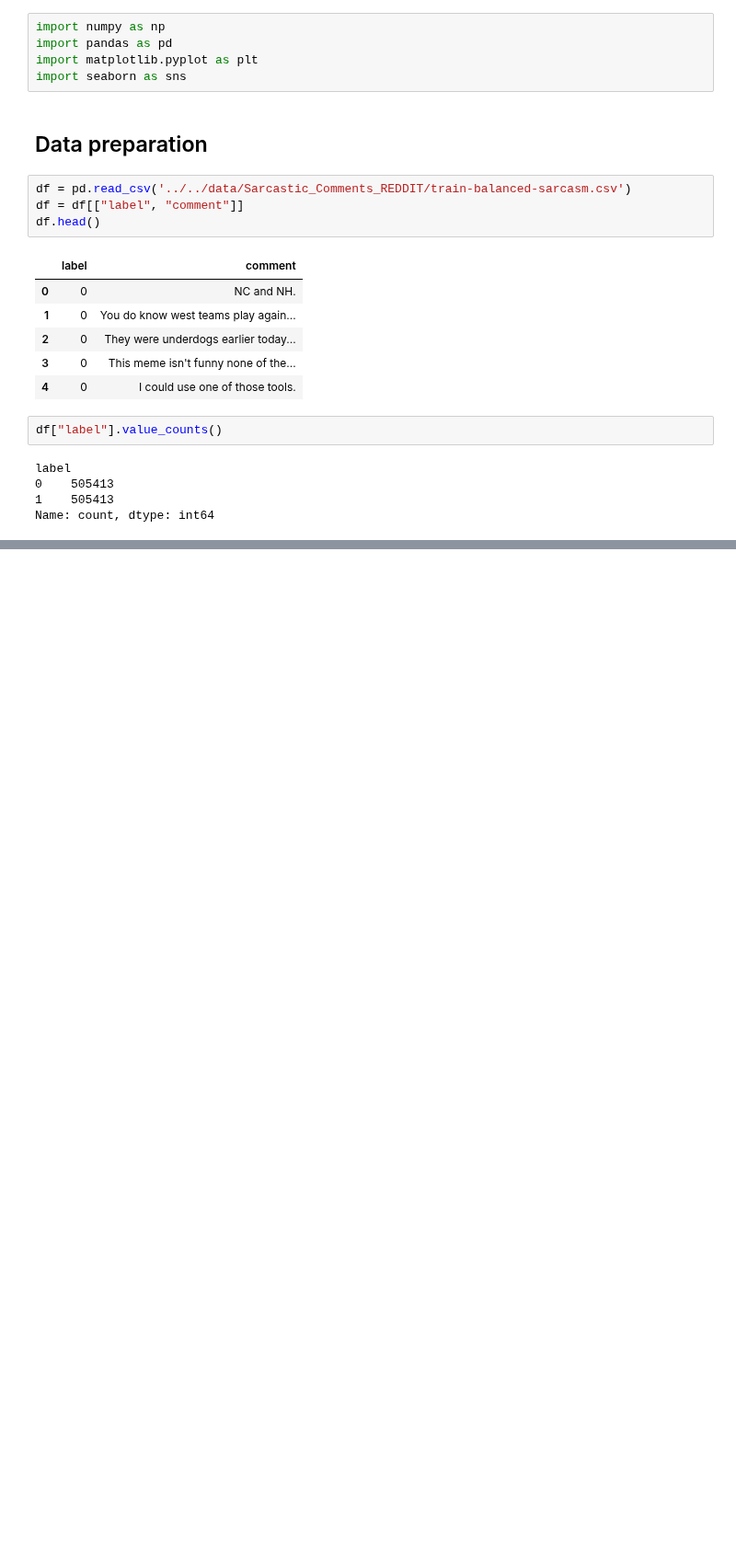
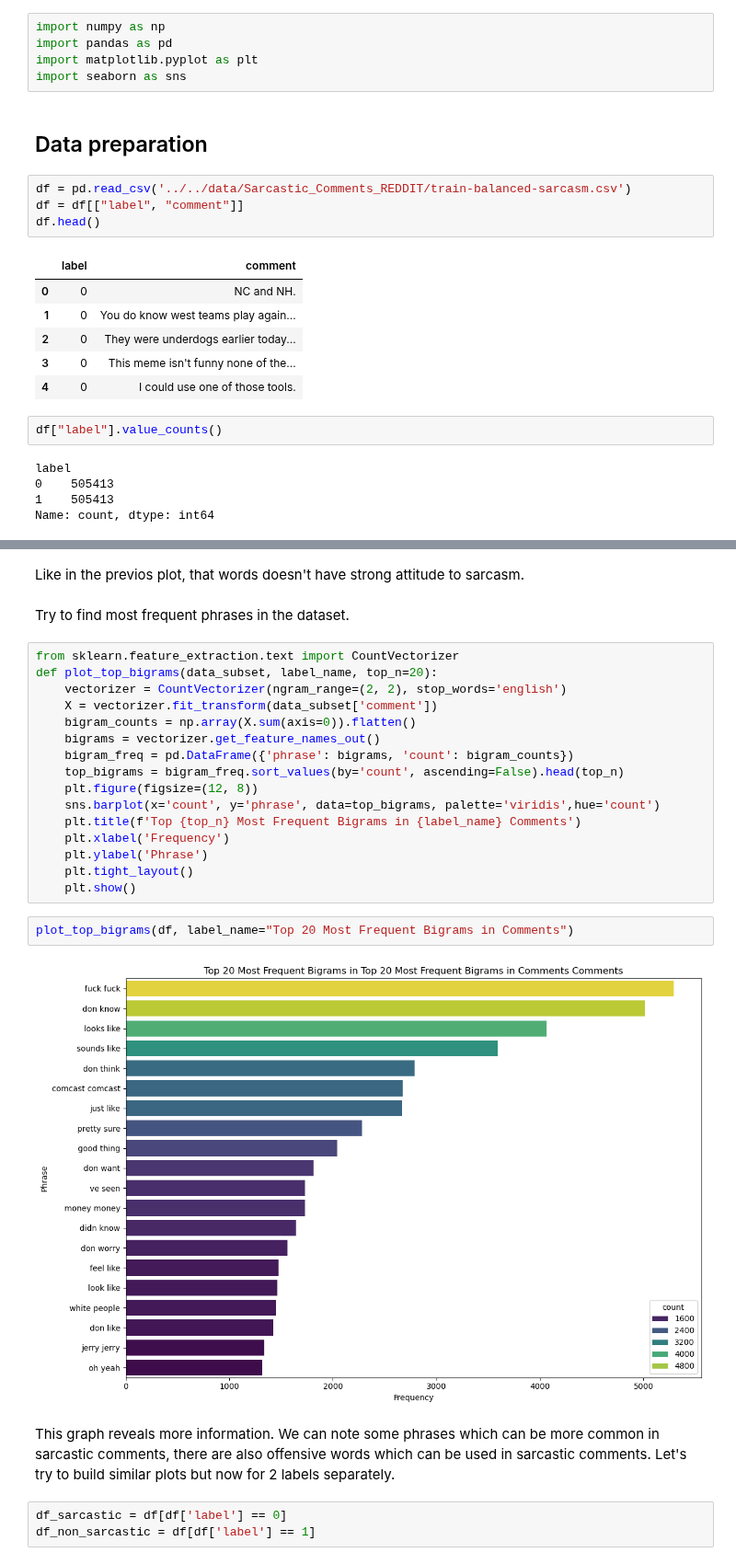
Before and after one commit to davydantoniuk/youtube-sentiment-analyser, a Jupyter notebook: models/model3/model3.ipynb, the cells around one changed output, grey strips where cells are left out. Shown at 92% size. Saved outputs shown, nothing was run; the diff lists cells and outputs as text; blank space fills up the shorter version.

```diff
--- a/models/model3/model3.ipynb
+++ b/models/model3/model3.ipynb
@@ -27,0 +90,29 @@ Name: count, dtype: int64
+# %% [markdown]
+Like in the previos plot, that words doesn't have strong attitude to sarcasm.
+# %% [markdown]
+Try to find most frequent phrases in the dataset.
+# %%
+from sklearn.feature_extraction.text import CountVectorizer
+def plot_top_bigrams(data_subset, label_name, top_n=20):
+    vectorizer = CountVectorizer(ngram_range=(2, 2), stop_words='english')
+    X = vectorizer.fit_transform(data_subset['comment'])
+    bigram_counts = np.array(X.sum(axis=0)).flatten()
+    bigrams = vectorizer.get_feature_names_out()
+    bigram_freq = pd.DataFrame({'phrase': bigrams, 'count': bigram_counts})
+    top_bigrams = bigram_freq.sort_values(by='count', ascending=False).head(top_n)
+    plt.figure(figsize=(12, 8))
+    sns.barplot(x='count', y='phrase', data=top_bigrams, palette='viridis',hue='count')
+    plt.title(f'Top {top_n} Most Frequent Bigrams in {label_name} Comments')
+    plt.xlabel('Frequency')
+    plt.ylabel('Phrase')
+    plt.tight_layout()
+    plt.show()
+# %%
+plot_top_bigrams(df, label_name="Top 20 Most Frequent Bigrams in Comments")
+# %% [output]
+[figure, added]
+# %% [markdown]
+This graph reveals more information. We can note some phrases which can be more common in sarcastic comments, there are also offensive words which can be used in sarcastic comments. Let's try to build similar plots but now for 2 labels separately.
+# %%
+df_sarcastic = df[df['label'] == 0]
+df_non_sarcastic = df[df['label'] == 1]
```
Also changed, not shown: parts of 14 cells of this notebook.
